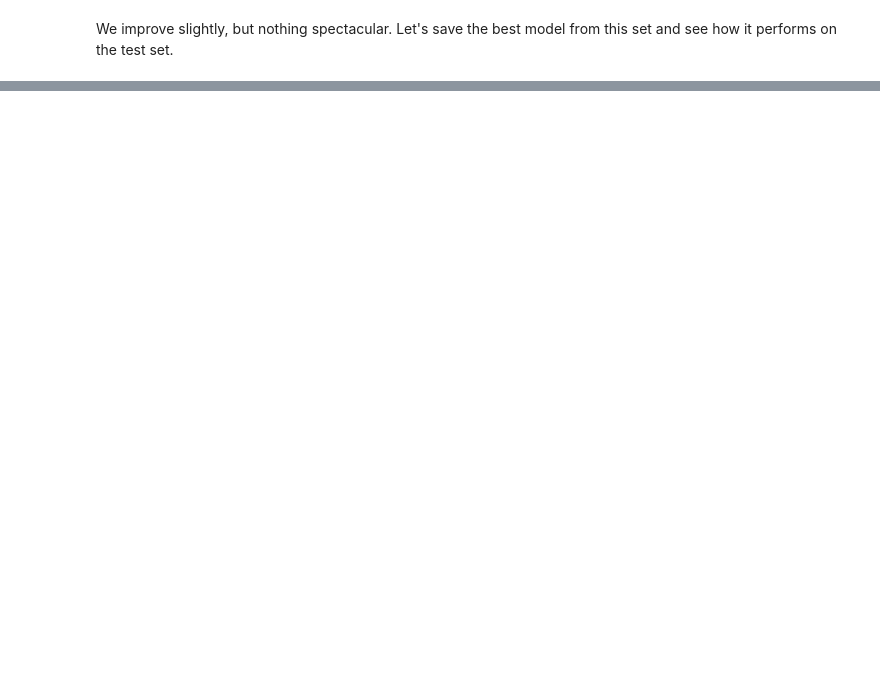
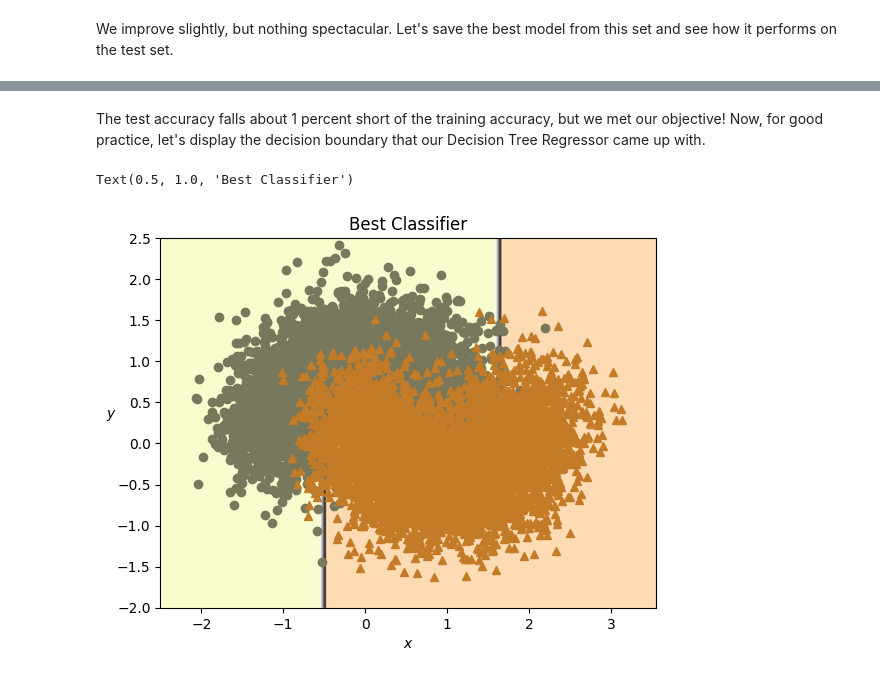
Before and after one commit to HotelDangerous/Hands-On-Machine-Learning, a Jupyter notebook: Make-Moons-Decision-Tree/Make-Moons-Decision-Tree.ipynb, the cells around one changed output, grey strips where cells are left out. Saved outputs shown, nothing was run; the diff lists cells and outputs as text; code cells hidden in the pictures; blank space fills up the shorter version.

```diff
--- a/Make-Moons-Decision-Tree/Make-Moons-Decision-Tree.ipynb
+++ b/Make-Moons-Decision-Tree/Make-Moons-Decision-Tree.ipynb
@@ -135 +135,30 @@ Test Accuracy: 0.8505
+# %% [markdown]
+The test accuracy falls about 1 percent short of the training accuracy, but we met our objective! Now, for good practice, let's display the decision boundary that our Decision Tree Regressor came up with.
+# %%
+def plot_decision_boundary(clf, X, y, axes, cmap):
+    x1, x2 = np.meshgrid(np.linspace(axes[0], axes[1], 100),
+                        np.linspace(axes[2], axes[3], 100))
+    X_new = np.c_[x1.ravel(), x2.ravel()]
+    y_pred = clf.predict(X_new).reshape(x1.shape)
+
+    plt.contourf(x1, x2, y_pred, alpha=0.3, cmap=cmap)
+    plt.contour(x1, x2, y_pred, cmap="Greys", alpha=0.8)
+    colors = {"Wistia": ["#78785c", "#c47b27"], "Pastel1": ["red", "blue"]}
+    markers = ("o", "^")
+    for idx in (0, 1):
+        plt.plot(X[:, 0][y == idx], X[:, 1][y == idx],
+                 color=colors[cmap][idx], marker=markers[idx], linestyle="none")
+    plt.axis(axes)
+    plt.xlabel(r"$x_1$")
+    plt.ylabel(r"$x_2$", rotation=0)
+
+plot_decision_boundary(best_tree_clf, moons_data[0], moons_data[1], axes=[-2.5, 3.55, -2, 2.5], cmap="Wistia")
+#plt.plot(moons_c0[:, 0], moons_c0[:, 1], "b.", alpha=0.1)
+#plt.plot(moons_c1[:, 0], moons_c1[:, 1], "r.", alpha=0.1)
+plt.xlabel("$x$")
+plt.ylabel("$y$")
+plt.title("Best Classifier")
+# %% [output]
+Text(0.5, 1.0, 'Best Classifier')
+[figure, added]
 # %% [markdown]
```
Also changed, not shown: parts of 12 cells of this notebook.
